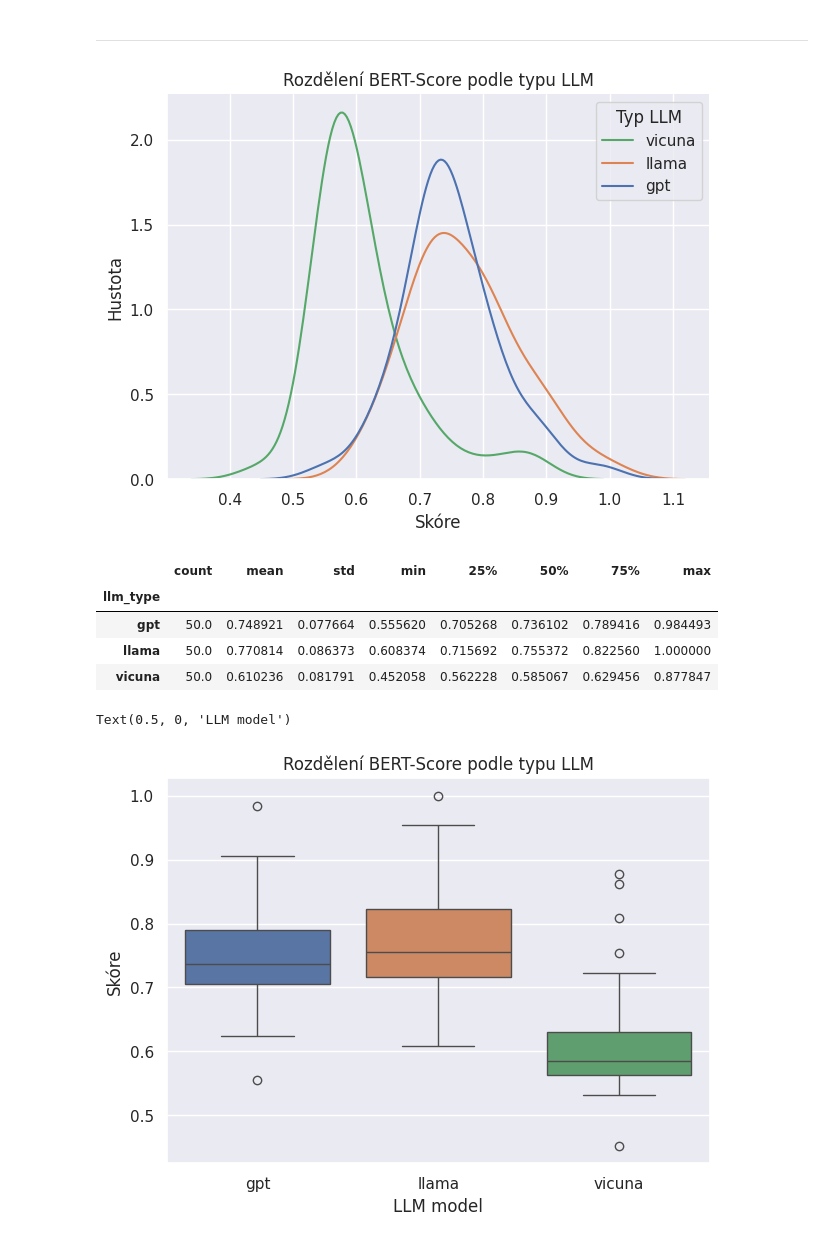
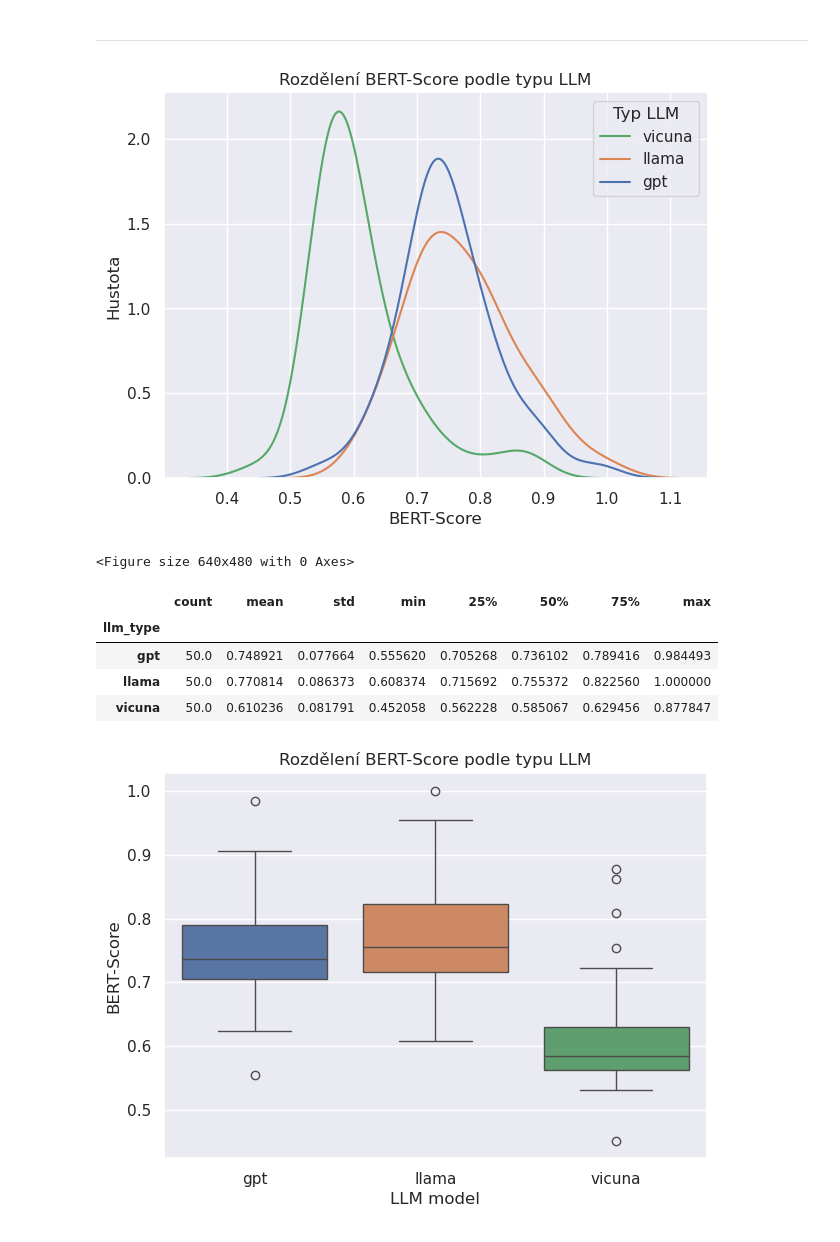
Before and after one commit to opendatalabcz/Robojudge, a Jupyter notebook: research/answer-evaluator/result_analysis.ipynb, the cells around one changed output. Drawn from its saved outputs; the diff is of its cells as text; code cells hidden in the pictures.

```diff
--- a/research/answer-evaluator/result_analysis.ipynb
+++ b/research/answer-evaluator/result_analysis.ipynb
@@ -33,9 +33,9 @@ f, ax = plt.subplots(figsize=(7, 5))
 # sns.despine(f)
 
 ax.set_xticks(range(1,11))
-ax.set_xlabel('Skóre')
+ax.set_xlabel('Body')
 ax.set_ylabel('Hustota')
-g =sns.kdeplot(auto_df, x='score', hue='llm_type').set_title('Rozdělení automaticky přiřazeného skóre podle typu LLM').set
+g =sns.kdeplot(auto_df, x='score', hue='llm_type').set_title('Rozdělení GPT-4 přiřazeného hodnocení podle typu LLM').set
 plt.legend(title='Typ LLM', labels=['vicuna', 'llama', 'gpt'])
 
 plt.savefig(FIGURE_FILE_PATH / 'auto_kde.png')
@@ -80,15 +80,18 @@ bert_overall_df = load_reports(type='bert')
 # %%
 f, ax = plt.subplots(figsize=(7, 5))
 sns.despine(f)
 
-ax.set_xlabel('Skóre')
+ax.set_xlabel('BERT-Score')
 ax.set_ylabel('Hustota')
 
 sns.kdeplot(bert_overall_df, x='score', hue='llm_type').set_title('Rozdělení BERT-Score podle typu LLM')
 plt.legend(title='Typ LLM', labels=['vicuna', 'llama', 'gpt'])
 plt.show(g)
+
+plt.savefig(FIGURE_FILE_PATH / 'bert_kde.png')
 # %% [output]
-[figure, old version]
+[figure, new version]
+<Figure size 640x480 with 0 Axes>
 # %%
 bert_overall_df.groupby('llm_type')['score'].describe()
 # %% [output]
@@ -104,8 +115,9 @@ f, ax = plt.subplots(figsize=(7, 5))
 # sns.kdeplot(bert_overall_df, x='score', hue='llm_type').set_title('Rozdělení BERT-Score podle typu LLM')
 
 sns.boxplot(data=bert_overall_df, y='score', hue='llm_type', x='llm_type', width=0.8, ax=ax).set_title('Rozdělení BERT-Score podle typu LLM')
-ax.set_ylabel('Skóre')
+ax.set_ylabel('BERT-Score')
 ax.set_xlabel('LLM model')
+
+plt.savefig(FIGURE_FILE_PATH / 'bert_boxplot.png')
 # %% [output]
-Text(0.5, 0, 'LLM model')
-[figure, old version]
+[figure, new version]
```
Also changed, not shown: parts of 3 cells of this notebook, 12 other files.
